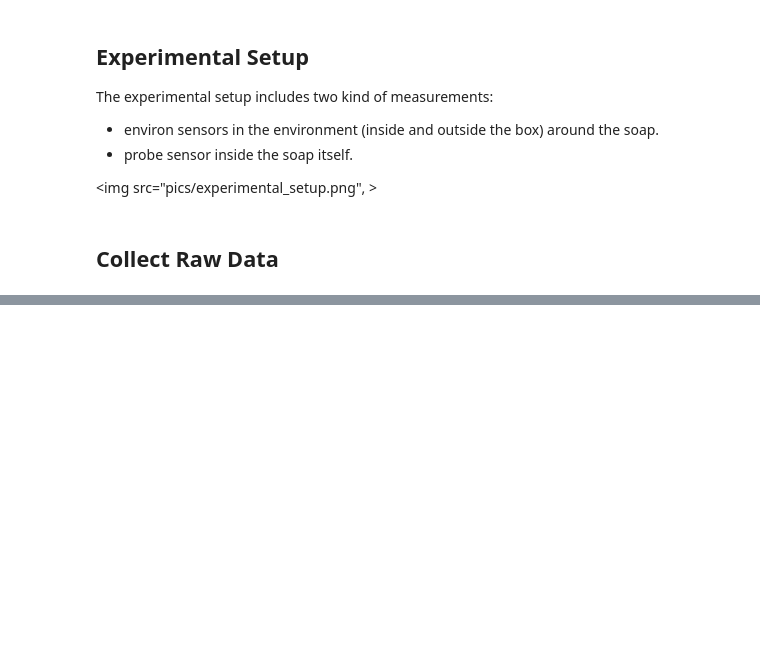
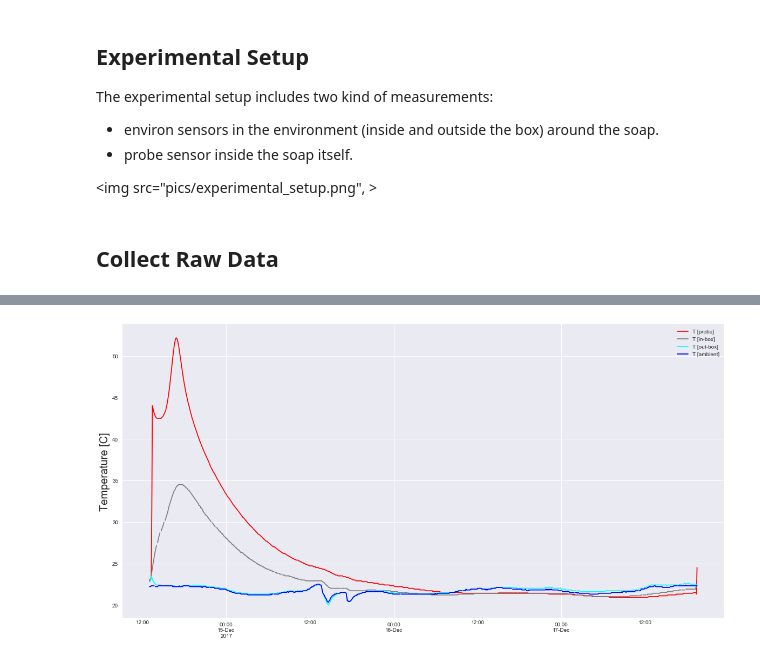
Before and after one commit to tsarouch/saponification_evolutions, a Jupyter notebook: Visualize Saponisation Conditions.ipynb, the cells around one changed output, grey strips where cells are left out. Cells and saved outputs as stored; diff of their text form; code cells hidden in the pictures; blank space fills up the shorter version.

Commit message:
First version of saponification temperature visualization in place

```diff
--- a/Visualize Saponisation Conditions.ipynb
+++ b/Visualize Saponisation Conditions.ipynb
@@ -46,4 +46,10 @@ probe = probe.resample('5Min').mean().reset_index()
 temp = netatmo_in[['datetime', 'Temperature']].rename(columns={'Temperature': 'T [in-box]'})\
     .join(netatmo_out[['Temperature']].rename(columns={'Temperature': 'T [out-box]'}),  how='inner')\
     .join(netatmo_ambient[['Temperature']].rename(columns={'Temperature': 'T [ambient]'}),  how='inner')\
-    .join(probe[['Temperature']].rename(columns={'Temperature': 'T [probe]'}),  how='inner')\
+    .join(probe[['Temperature']].rename(columns={'Temperature': 'T [probe]'}),  how='inner')
+temp.index = temp['datetime']
+
+# keep the interesting part
+temp[:'2017-12-16 12:00:00']
+
+temp.head(3)
@@ -87,0 +61,11 @@ iplot(fig, filename = "Manually Set Range")
+# %%
+fig = plt.figure(figsize=(20,10))
+ax = plt.subplot()
+_ = temp[['T [probe]']].plot(ax=ax, color='red')
+_ = temp[['T [in-box]']].plot(ax=ax, color='grey')
+_ = temp[['T [out-box]']].plot(ax=ax, color='cyan')
+_ = temp[['T [ambient]']].plot(ax=ax, color='blue')
+_ = ax.set_ylabel('Temperature [C]', fontsize=20)
+_ = ax.set_xlabel('', fontsize=0)
+# %% [output]
+[figure, added]
```
Also changed, not shown: parts of 5 cells of this notebook.
